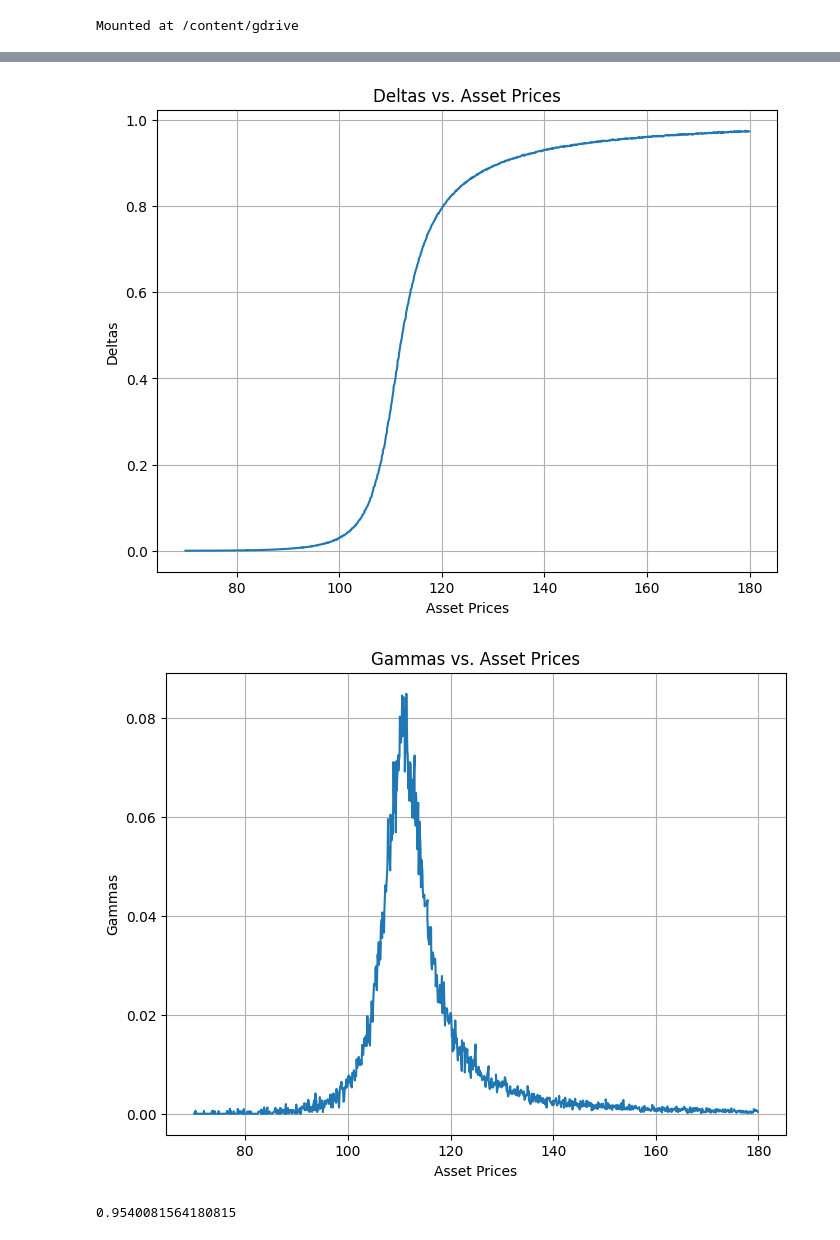
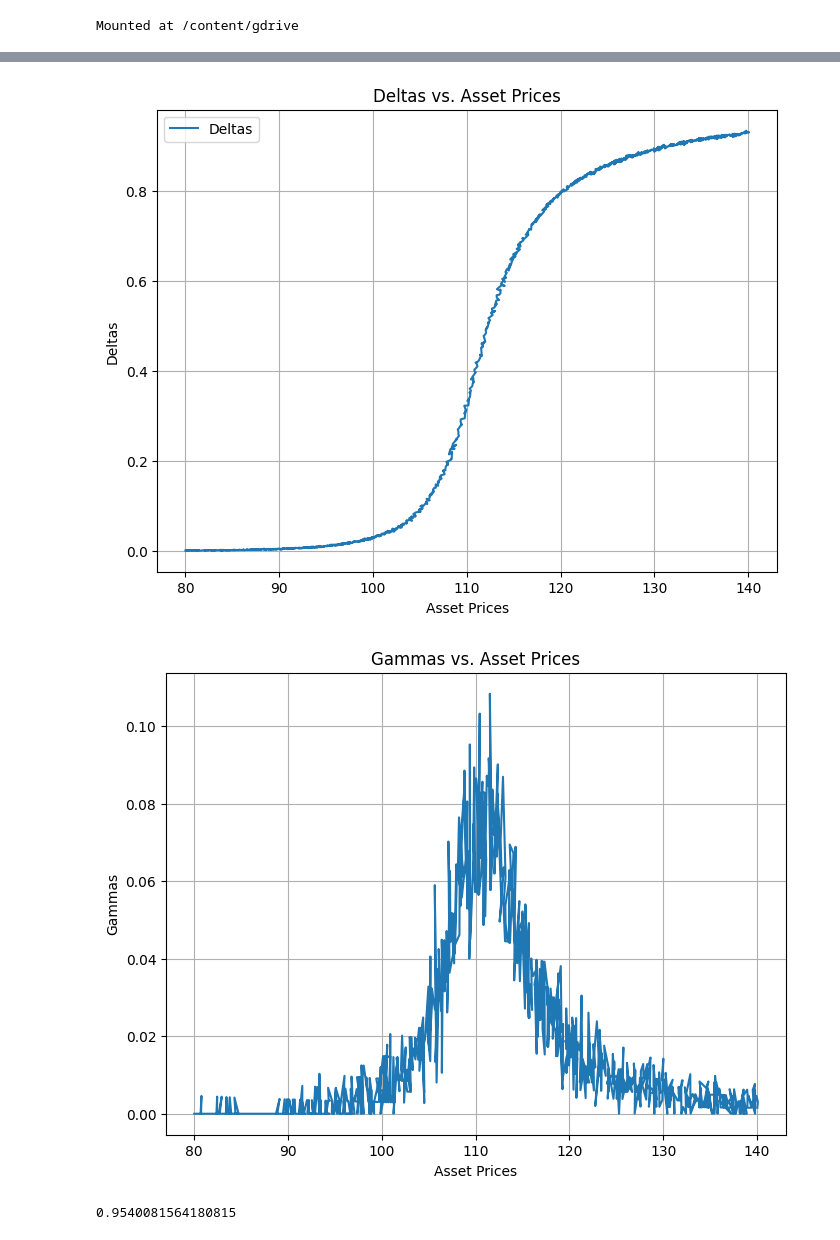
Before and after one commit to elainbrianne/DSMMasterProject23, a Jupyter notebook: DataCollection/MP_data_collection_notebook.ipynb, the cells around one changed output, grey strips where cells are left out. Saved outputs shown, nothing was run; the diff lists cells and outputs as text; code cells hidden in the pictures.

Commit message:
added new data: 80-140 asset price range

```diff
--- a/DataCollection/MP_data_collection_notebook.ipynb
+++ b/DataCollection/MP_data_collection_notebook.ipynb
@@ -106,8 +87,8 @@ notional = 1.0
 
 
 # Spot price parameters
-lower = 70
-upper = 180
+lower = 80
+upper = 140
 num = 1000
 spots = np.linspace(lower, upper, num).reshape((-1, 1)) # create an equally spaced interval of 100 points, ranging from 50 to 175
 
@@ -166,11 +147,11 @@ execution_time = end_time - start_time
 print("Execution Time:", execution_time, "seconds")
 
 # # Save results to CSV
-np.savetxt("malliavin_option_prices_12.csv", option_prices, delimiter=",")
-np.savetxt("malliavin_standard_errors_12.csv", standard_errors, delimiter=",")
-np.savetxt("malliavin_deltas_12.csv", deltas, delimiter=",")
-np.savetxt("malliavin_gammas_12.csv", gammas, delimiter=",")
-np.savetxt("malliavin_asset_prices_12.csv", asset_prices, delimiter=",")
+np.savetxt("malliavin_option_prices_13.csv", option_prices, delimiter=",")
+np.savetxt("malliavin_standard_errors_13.csv", standard_errors, delimiter=",")
+np.savetxt("malliavin_deltas_13.csv", deltas, delimiter=",")
+np.savetxt("malliavin_gammas_13.csv", gammas, delimiter=",")
+np.savetxt("malliavin_asset_prices_13.csv", asset_prices, delimiter=",")
 
 print("Results saved to CSV files.")
 
@@ -326,5 +316,6 @@ Results saved to CSV files.
 # %%
 import matplotlib.pyplot as plt
+
 
 # Plot option prices vs. asset prices
 plt.figure(figsize=(8, 6))
@@ -335,14 +326,19 @@ plt.ylabel('Option Prices')
 plt.grid(True)
 plt.show()
 
+#other_deltas = np.loadtxt('drive/MyDrive/malliavin_deltas_11.csv', delimiter=',')
+
 # Plot deltas vs. asset prices
 plt.figure(figsize=(8, 6))
-plt.plot(asset_prices, deltas)
+plt.plot(asset_prices, deltas, label='Deltas')
+#plt.plot(asset_prices, other_deltas, label='Other Deltas')
 plt.title('Deltas vs. Asset Prices')
 plt.xlabel('Asset Prices')
 plt.ylabel('Deltas')
 plt.grid(True)
+plt.legend()  # Add legend to differentiate the lines
 plt.show()
+
 
 # Plot gammas vs. asset prices
 plt.figure(figsize=(8, 6))
@@ -357,5 +353,5 @@ plt.show()
-[figure, old version]
+[figure, new version]
-[figure, old version]
+[figure, new version]
 # %%
 max(deltas)
 # %% [output]
```
Also changed, not shown: parts of 7 cells of this notebook, 5 other files.
